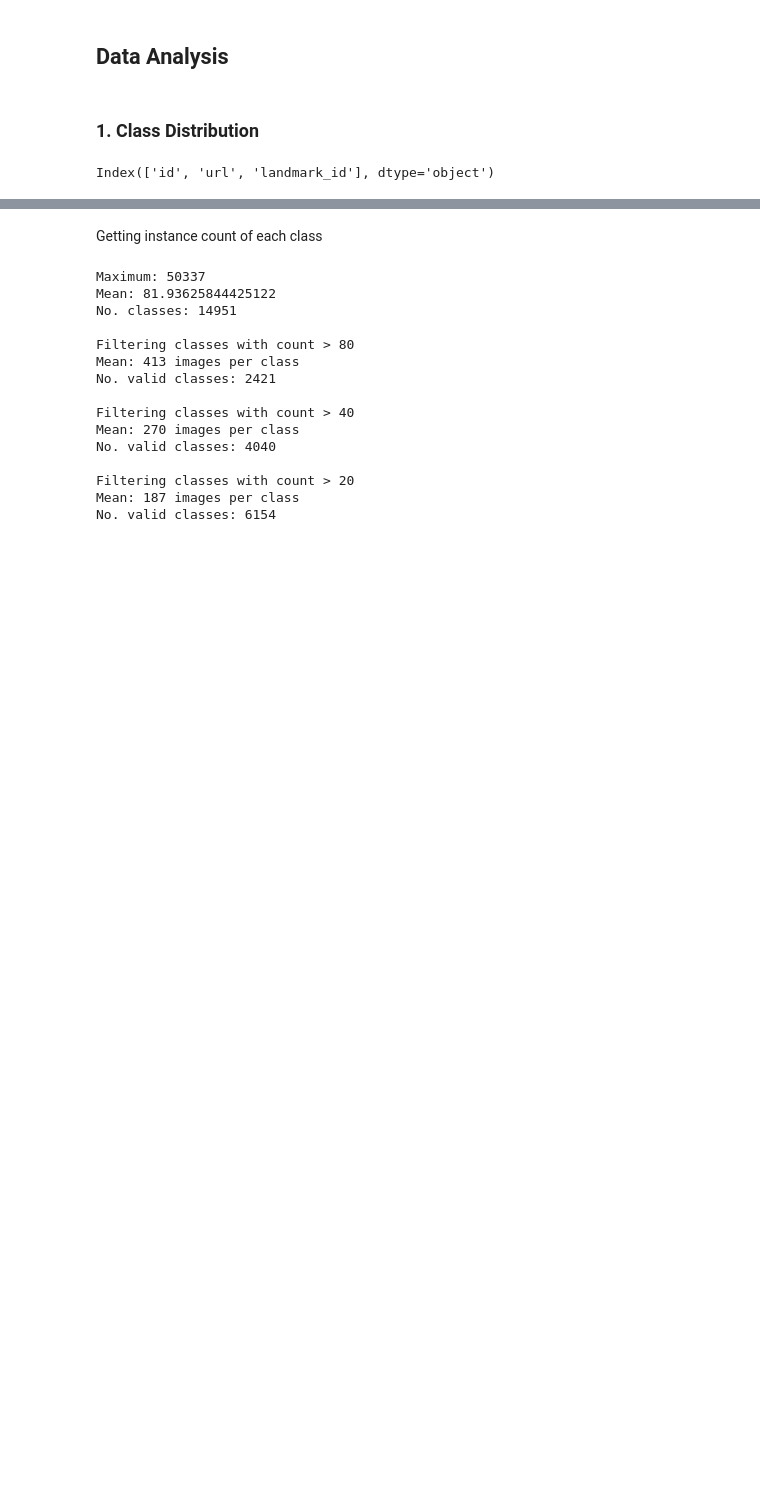
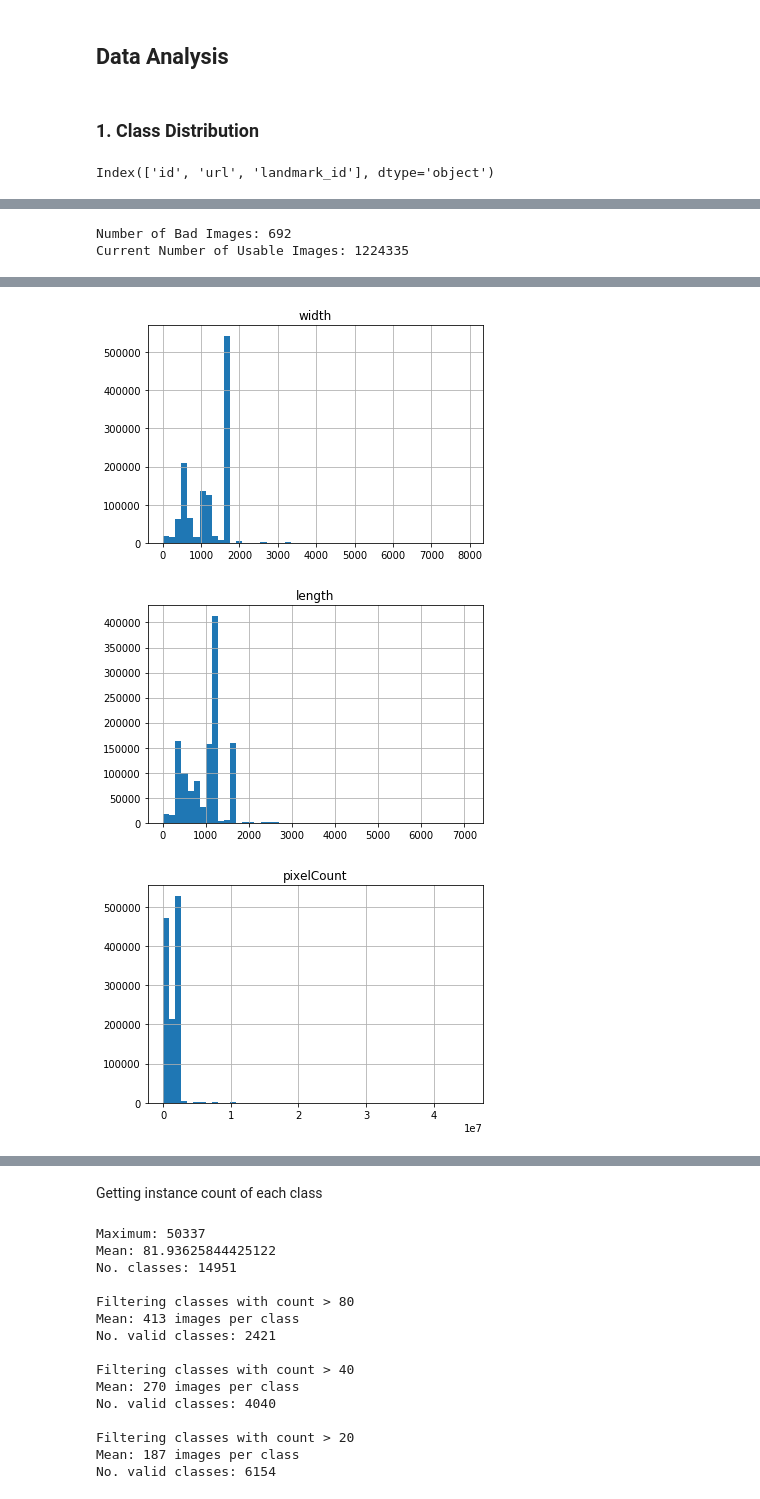
Before and after one commit to ghosalya/kaggle-landmark-recog, a Jupyter notebook: data_analysis.ipynb, the cells around one changed output, grey strips where cells are left out. Saved outputs shown, nothing was run; the diff lists cells and outputs as text; code cells hidden in the pictures; blank space fills up the shorter version.

Commit message:
Completed analysis of image sizes

```diff
--- a/data_analysis.ipynb
+++ b/data_analysis.ipynb
@@ -23,10 +25,13 @@ print("Difference: %s" % (dataset.shape[0] - len(imgList)))
 print("Missing Images:")
 expImgList = ["%s.jpg" % x for x in range(dataset.shape[0])]
 
+
 for i in list(set(expImgList)-set(imgList)):
     ind = int(i[:-4])
     print(dataset.iloc[ind])
-dataset = dataset.drop(dataset.index[ind])
+
+dataset = dataset.drop(dataset.index[[int(i[:-4]) for i in list(set(expImgList)-set(imgList))]])
+print("Sanity Check: %s" % (dataset.shape[0] == len(imgList)))
 # %% [output]
 Number of Images expected (Training): 1225029
 Number of Images downloaded (Training): 1225027
@@ -51,0 +77,13 @@ print(imgDim[:5])
+# %%
+imgDim = pd.read_csv("./logs/dim_list.csv",
+                     index_col="index",
+                     na_values="NA",
+                     sep=",\s+")
+
+print("Sanity Check: %s" % (dataset.shape[0] == imgDim.shape[0]))
+
+dataset = pd.concat([dataset, imgDim], axis=1)
+
+print("Sanity Check: %s" % (dataset.shape[0] == imgDim.shape[0]))
+
+print(dataset.iloc[0])
@@ -51,0 +100,13 @@ print(imgDim[:5])
+# %%
+print("Number of Bad Images: %s" % sum(dataset["pixelCount"].isna()))
+dataset = dataset[dataset["pixelCount"].notna()]
+print("Current Number of Usable Images: %s" % (dataset.shape[0]))
+# %% [output]
+Number of Bad Images: 692
+Current Number of Usable Images: 1224335
+# %%
+dataset.hist(column="width", bins=50)
+dataset.hist(column="length", bins=50)
+dataset.hist(column="pixelCount", bins=50)
+dataset.describe(include="all")
+# %% [output]
@@ -51,0 +125,3 @@ print(imgDim[:5])
+[figure, added]
+[figure, added]
+[figure, added]
```
Also changed, not shown: parts of 8 cells of this notebook.
